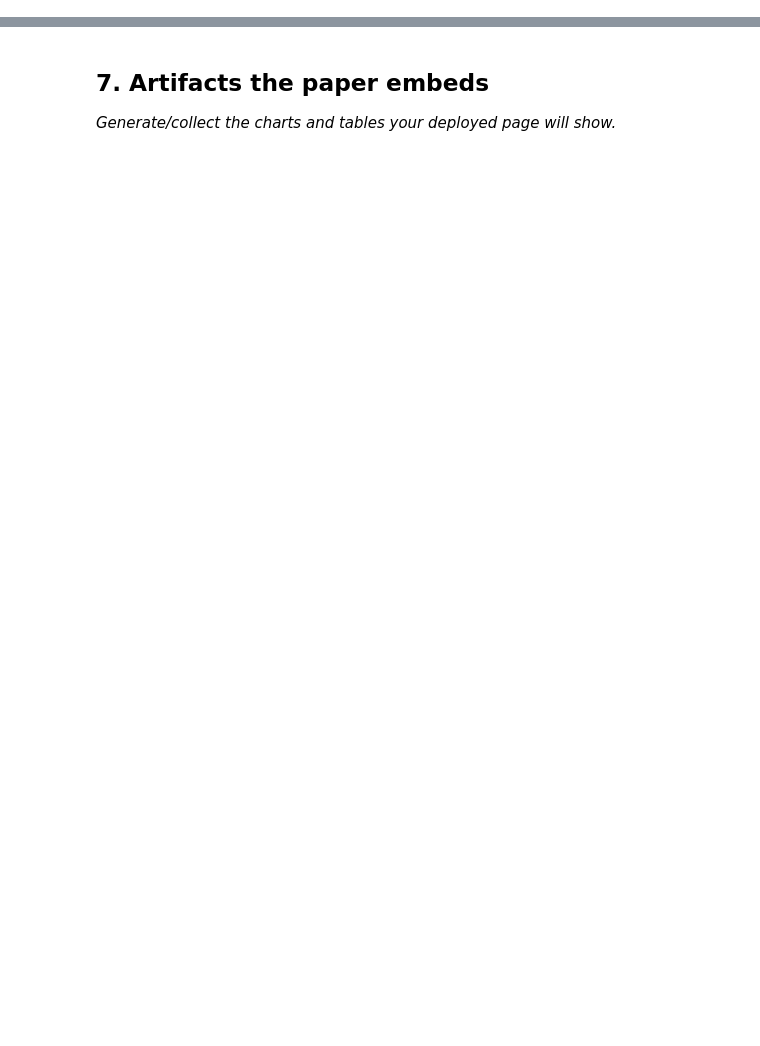
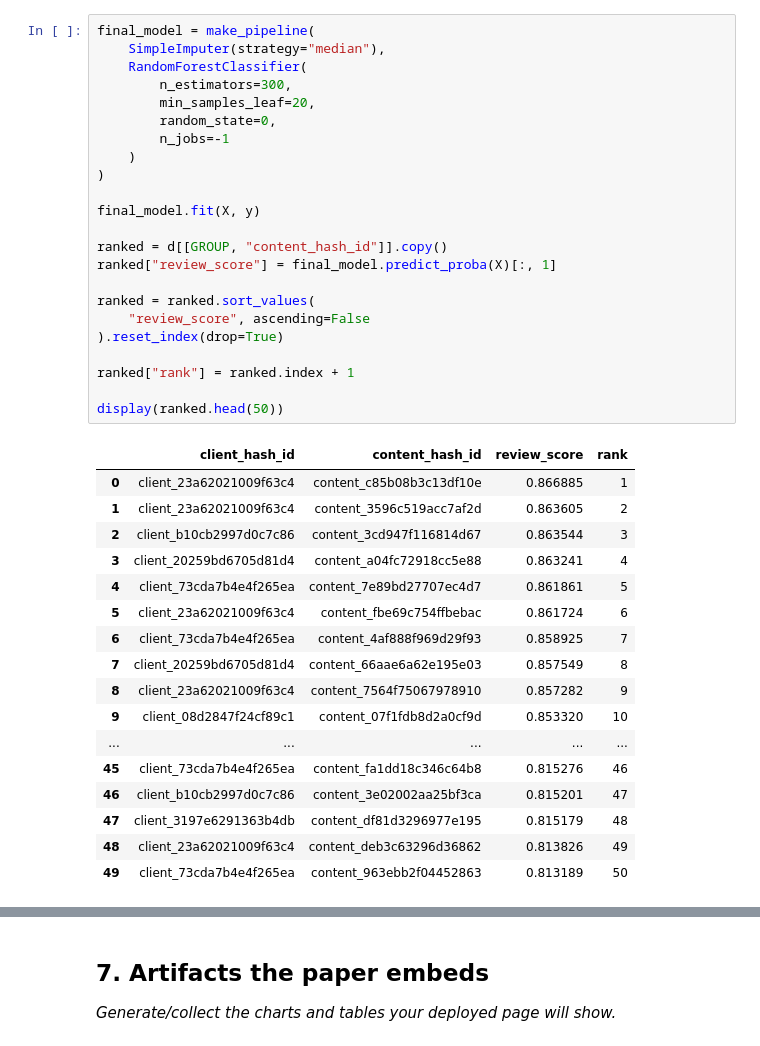
Before and after one commit to janaadarwish/flyrank-ml-internship, a Jupyter notebook: work/notebooks/capstone.ipynb, the cells around one changed output, grey strips where cells are left out. Drawn from its saved outputs; the diff is of its cells as text; blank space fills up the shorter version.

```diff
--- a/work/notebooks/capstone.ipynb
+++ b/work/notebooks/capstone.ipynb
@@ -32,0 +409,41 @@ This skeleton is yours to fill. Work the sections **in order** — each one has
+# %%
+final_model = make_pipeline(
+    SimpleImputer(strategy="median"),
+    RandomForestClassifier(
+        n_estimators=300,
+        min_samples_leaf=20,
+        random_state=0,
+        n_jobs=-1
+    )
+)
+
+final_model.fit(X, y)
+
+ranked = d[[GROUP, "content_hash_id"]].copy()
+ranked["review_score"] = final_model.predict_proba(X)[:, 1]
+
+ranked = ranked.sort_values(
+    "review_score", ascending=False
+).reset_index(drop=True)
+
+ranked["rank"] = ranked.index + 1
+
+display(ranked.head(50))
+# %% [output]
+|  | client_hash_id | content_hash_id | review_score | rank |
+| 0 | client_23a62021009f63c4 | content_c85b08b3c13df10e | 0.866885 | 1 |
+| 1 | client_23a62021009f63c4 | content_3596c519acc7af2d | 0.863605 | 2 |
+| 2 | client_b10cb2997d0c7c86 | content_3cd947f116814d67 | 0.863544 | 3 |
+| 3 | client_20259bd6705d81d4 | content_a04fc72918cc5e88 | 0.863241 | 4 |
+| 4 | client_73cda7b4e4f265ea | content_7e89bd27707ec4d7 | 0.861861 | 5 |
+| 5 | client_23a62021009f63c4 | content_fbe69c754ffbebac | 0.861724 | 6 |
+| 6 | client_73cda7b4e4f265ea | content_4af888f969d29f93 | 0.858925 | 7 |
+| 7 | client_20259bd6705d81d4 | content_66aae6a62e195e03 | 0.857549 | 8 |
+| 8 | client_23a62021009f63c4 | content_7564f75067978910 | 0.857282 | 9 |
+| 9 | client_08d2847f24cf89c1 | content_07f1fdb8d2a0cf9d | 0.853320 | 10 |
+| ... | ... | ... | ... | ... |
+| 45 | client_73cda7b4e4f265ea | content_fa1dd18c346c64b8 | 0.815276 | 46 |
+| 46 | client_b10cb2997d0c7c86 | content_3e02002aa25bf3ca | 0.815201 | 47 |
+| 47 | client_3197e6291363b4db | content_df81d3296977e195 | 0.815179 | 48 |
+| 48 | client_23a62021009f63c4 | content_deb3c63296d36862 | 0.813826 | 49 |
+| 49 | client_73cda7b4e4f265ea | content_963ebb2f04452863 | 0.813189 | 50 |
```
Also changed, not shown: parts of 21 cells of this notebook.
